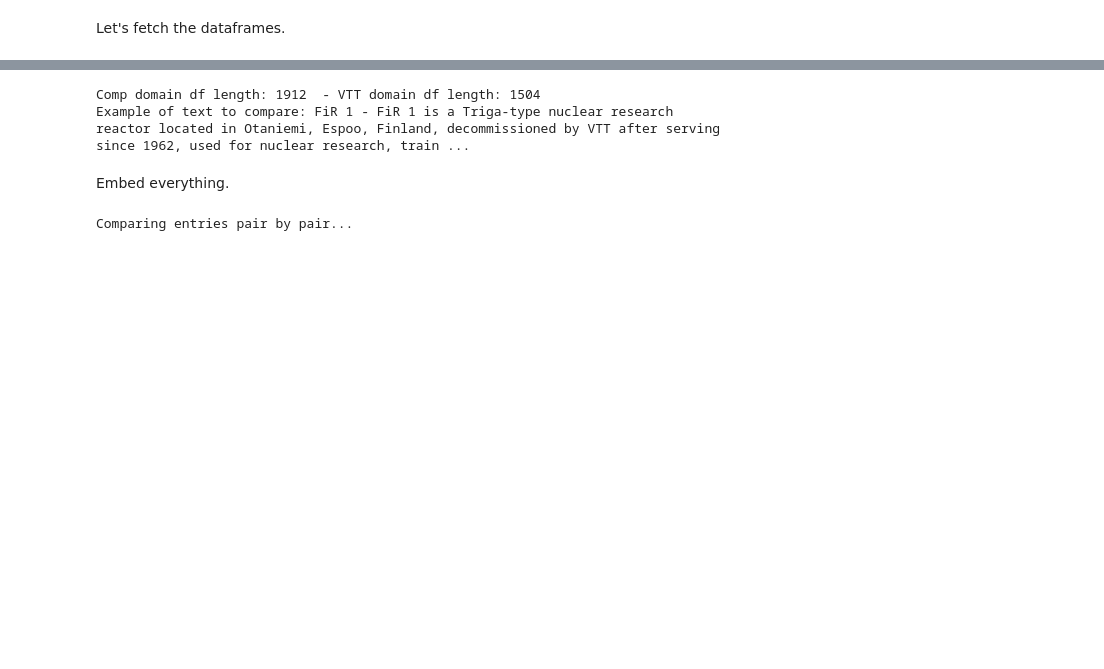
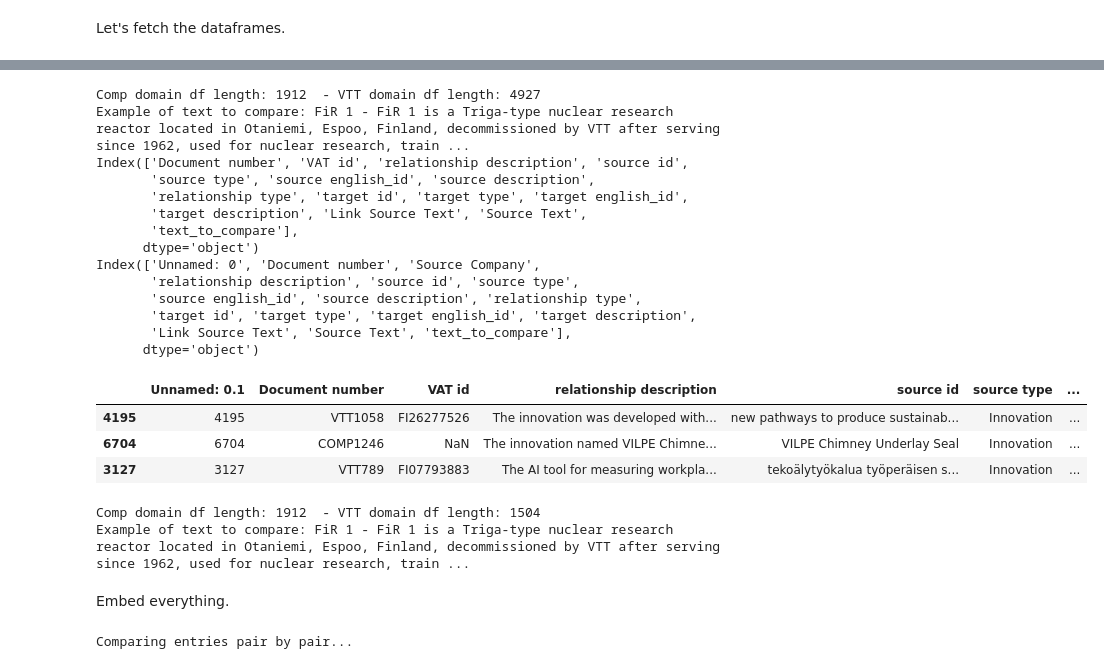
Before and after one commit to olliglorioso/vtt-innovation-duplication, a Jupyter notebook: main.ipynb, the cells around one changed output, grey strips where cells are left out. Cells and saved outputs as stored; diff of their text form; code cells hidden in the pictures; blank space fills up the shorter version.

Commit message:
Add data extractor

```diff
--- a/main.ipynb
+++ b/main.ipynb
@@ -52,0 +10,26 @@ def create_text_to_compare(df):
+# %%
+from data_extractor import Extractor
+extractor_instance = Extractor()
+extractor_instance.extract()
+
+df_combined = pd.read_csv("data/results/df_combined.csv")
+df_combined.sample(n=3)
+# %% [output]
+Comp domain df length: 1912  - VTT domain df length: 4927
+Example of text to compare: FiR 1 - FiR 1 is a Triga-type nuclear research reactor located in Otaniemi, Espoo, Finland, decommissioned by VTT after serving since 1962, used for nuclear research, train ...
+Index(['Document number', 'VAT id', 'relationship description', 'source id',
+       'source type', 'source english_id', 'source description',
+       'relationship type', 'target id', 'target type', 'target english_id',
+       'target description', 'Link Source Text', 'Source Text',
+       'text_to_compare'],
+      dtype='object')
+Index(['Unnamed: 0', 'Document number', 'Source Company',
+       'relationship description', 'source id', 'source type',
+       'source english_id', 'source description', 'relationship type',
+       'target id', 'target type', 'target english_id', 'target description',
+       'Link Source Text', 'Source Text', 'text_to_compare'],
+      dtype='object')
+|  | Unnamed: 0.1 | Document number | VAT id | relationship description | source id | source type | ... |
+| 4195 | 4195 | VTT1058 | FI26277526 | The innovation was developed with... | new pathways to produce sustainab... | Innovation | ... |
+| 6704 | 6704 | COMP1246 | NaN | The innovation named VILPE Chimne... | VILPE Chimney Underlay Seal | Innovation | ... |
+| 3127 | 3127 | VTT789 | FI07793883 | The AI tool for measuring workpla... | tekoälytyökalua työperäisen s... | Innovation | ... |
```
Also changed, not shown: parts of 9 cells of this notebook, 1 other file.
